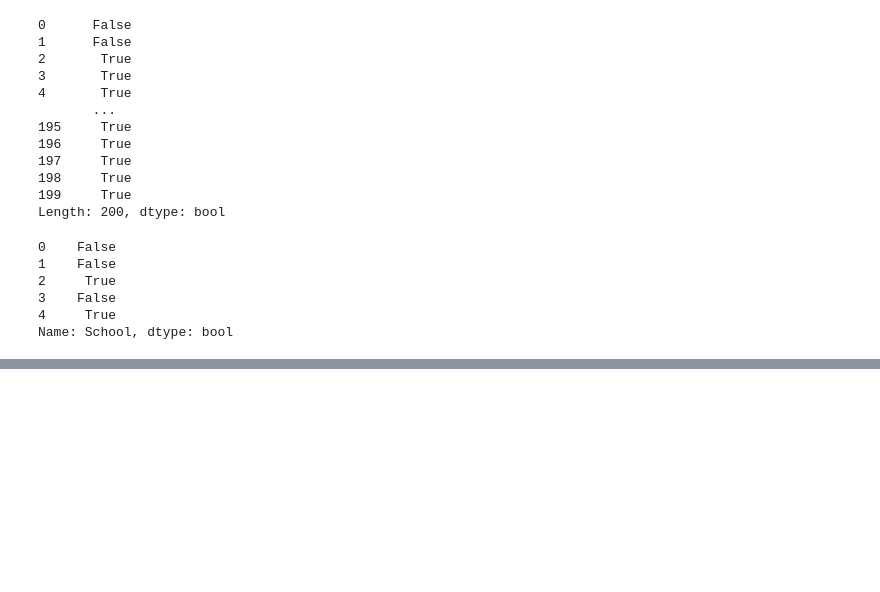
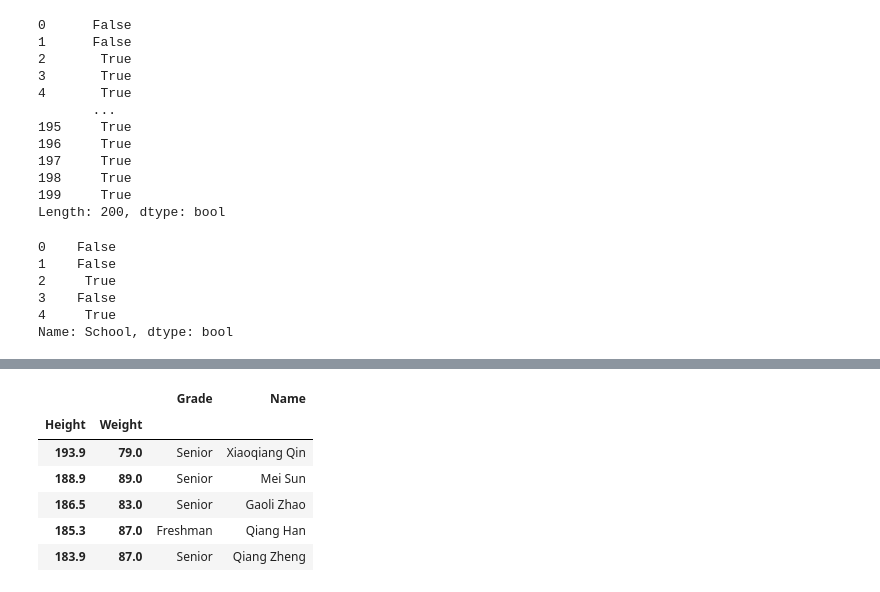
Before and after one commit to jefferyhe2025/python_learning, a Jupyter notebook: pandas/pandas_base.ipynb, the cells around one changed output, grey strips where cells are left out. Cells and saved outputs as stored; diff of their text form; code cells hidden in the pictures; blank space fills up the shorter version.

```diff
--- a/pandas/pandas_base.ipynb
+++ b/pandas/pandas_base.ipynb
@@ -492,0 +634,10 @@ Name: School, dtype: bool
+# %%
+df_demo.sort_values(['Height','Weight'],ascending=[False,True]).head()
+# %% [output]
+|  |  | Grade | Name |
+| Height | Weight |  |  |
+| 193.9 | 79.0 | Senior | Xiaoqiang Qin |
+| 188.9 | 89.0 | Senior | Mei Sun |
+| 186.5 | 83.0 | Senior | Gaoli Zhao |
+| 185.3 | 87.0 | Freshman | Qiang Han |
+| 183.9 | 87.0 | Senior | Qiang Zheng |
```
Also changed, not shown: parts of 43 cells of this notebook.
